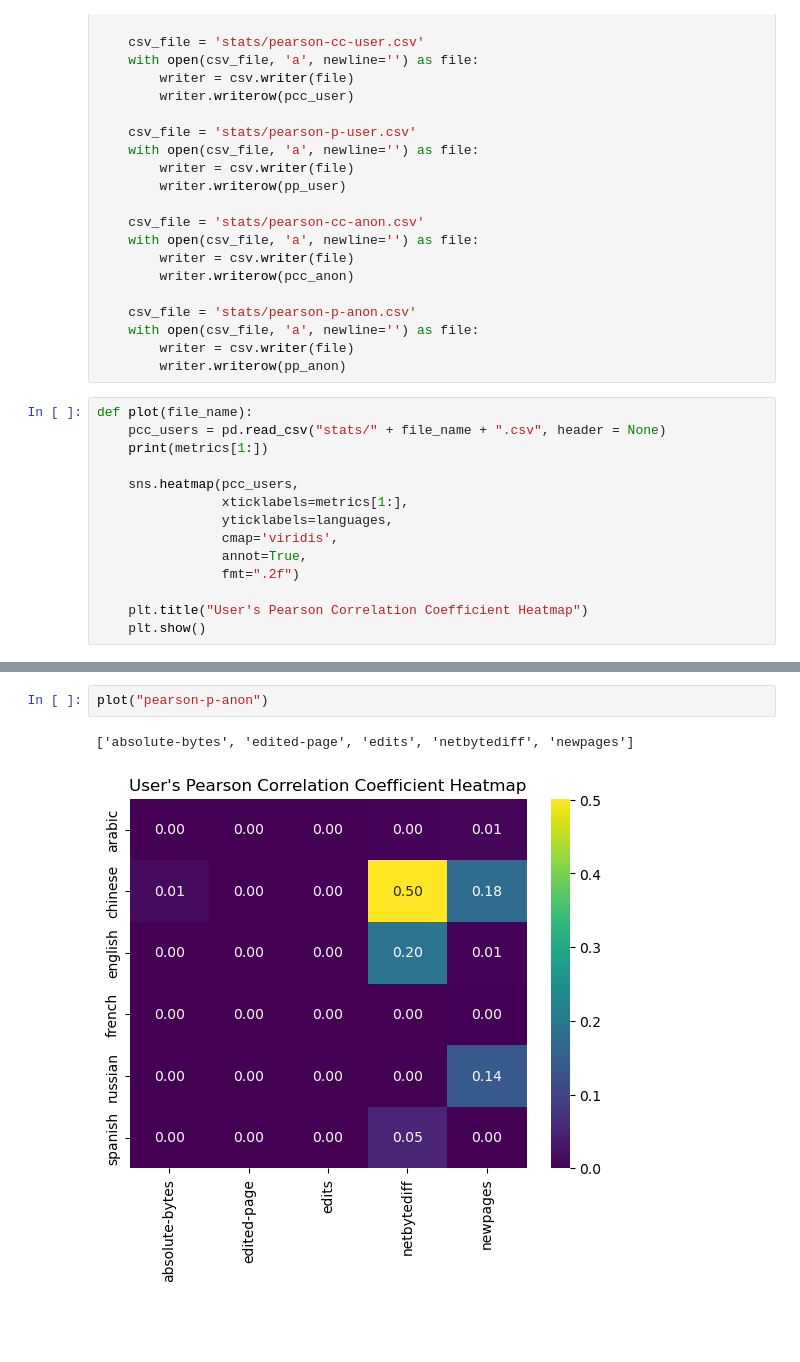
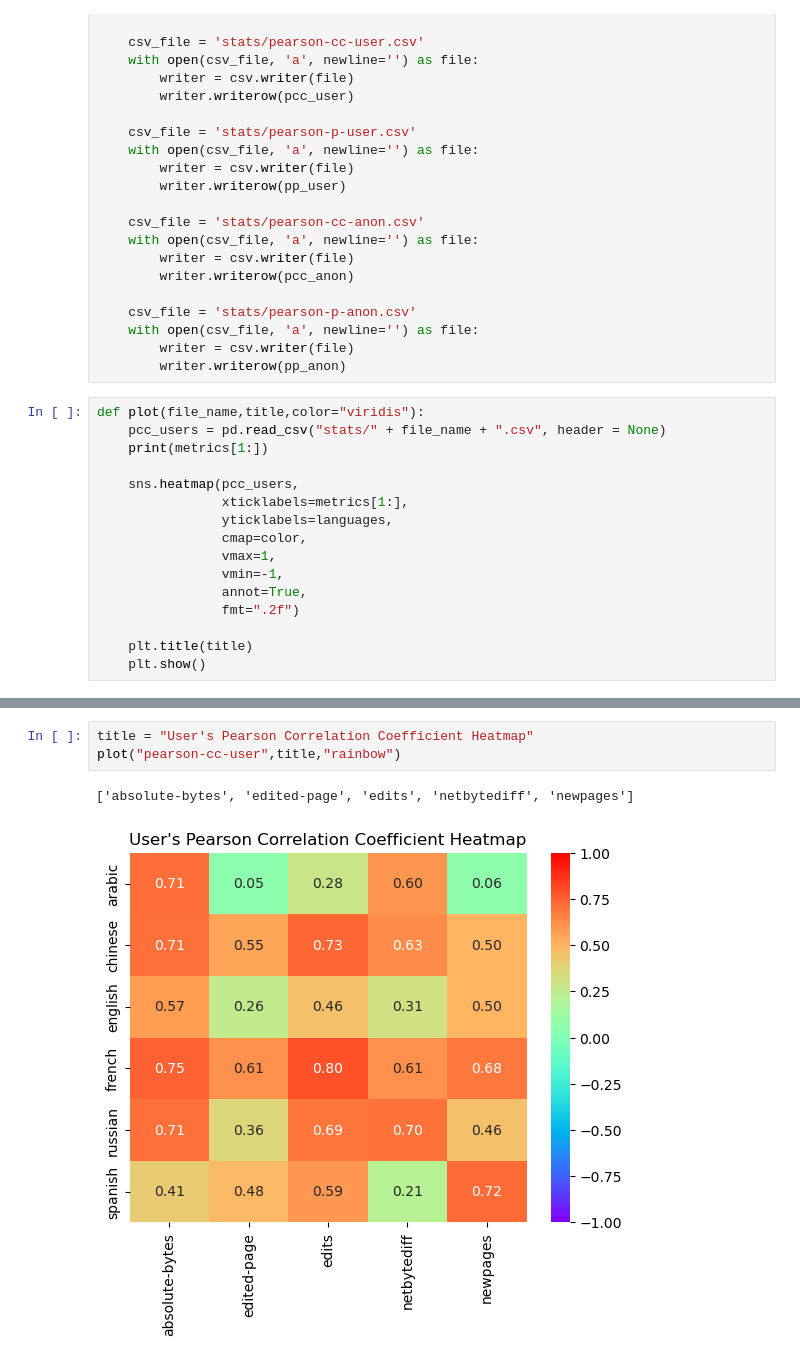
Before and after one commit to aryas0ng/wikipedia-analysis, a Jupyter notebook: plot.ipynb, the cells around one changed output, grey strips where cells are left out. Saved outputs shown, nothing was run; the diff lists cells and outputs as text; blank space fills up the shorter version.

Commit message:
modify plot titles and color map

```diff
--- a/plot.ipynb
+++ b/plot.ipynb
@@ -73,16 +73,18 @@ for i in range(len(user_dataset)):
         writer = csv.writer(file)
         writer.writerow(pp_anon)
 # %%
-def plot(file_name):
+def plot(file_name,title,color="viridis"):
     pcc_users = pd.read_csv("stats/" + file_name + ".csv", header = None)
     print(metrics[1:])
 
     sns.heatmap(pcc_users,
                 xticklabels=metrics[1:],
                 yticklabels=languages,
-                cmap='viridis',
+                cmap=color,
+                vmax=1,
+                vmin=-1,
                 annot=True,
                 fmt=".2f")
 
-    plt.title("User's Pearson Correlation Coefficient Heatmap")
+    plt.title(title)
     plt.show()
@@ -104,5 +91,6 @@ plot("pearson-cc-anon")
-# %%
-plot("pearson-p-anon")
-# %% [output]
-['absolute-bytes', 'edited-page', 'edits', 'netbytediff', 'newpages']
-[figure, removed]
+# %%
+title = "User's Pearson Correlation Coefficient Heatmap"
+plot("pearson-cc-user",title,"rainbow")
+# %% [output]
+['absolute-bytes', 'edited-page', 'edits', 'netbytediff', 'newpages']
+[figure, added]
```
Also changed, not shown: parts of 6 cells of this notebook.
